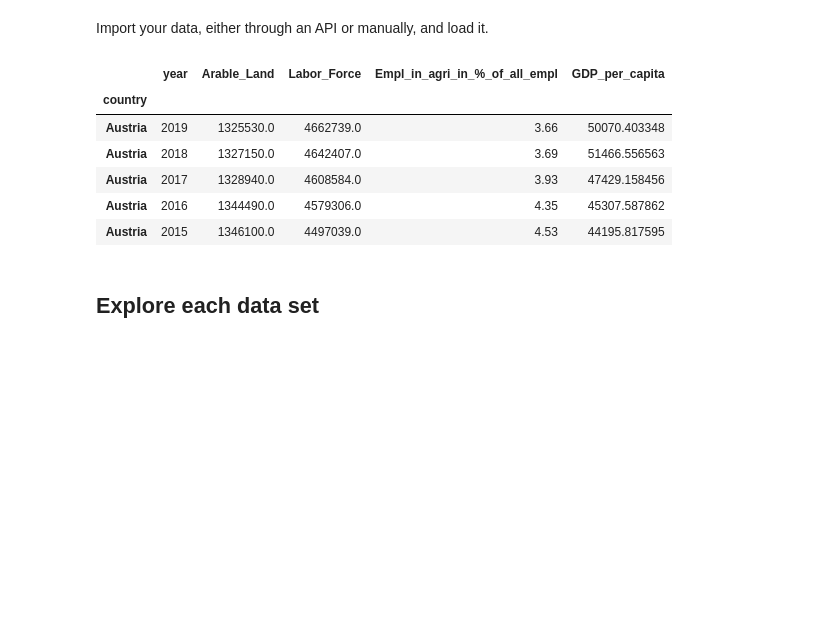
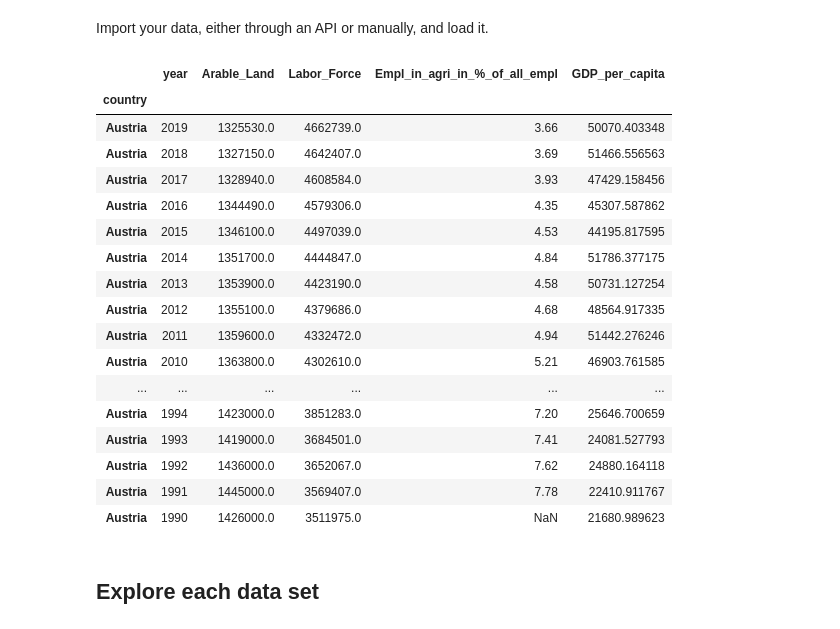
Before and after one commit to NumEconCopenhagen/projects-2023-shashi-buhle, a Jupyter notebook: dataproject/dataproject.ipynb, the cells around one changed output. Drawn from its saved outputs; the diff is of its cells as text; code cells hidden in the pictures; blank space fills up the shorter version.

```diff
--- a/dataproject/dataproject.ipynb
+++ b/dataproject/dataproject.ipynb
@@ -61,33 +58,44 @@ wb_gdp_cap = wb_gdp_cap.set_index('country')
 # %%
 # changing the data-type of the 'year'-column to an integer
 wb_arable_land.year = wb_arable_land.year.astype(int)
 wb_labor_force.year = wb_labor_force.year.astype(int)
 wb_emp_ag.year = wb_emp_ag.year.astype(int)
 wb_gdp_cap.year = wb_gdp_cap.year.astype(int)
 
 
 # Merging all the DataFrames into one big one
 data_frames_list = [wb_arable_land, wb_labor_force, wb_emp_ag, wb_gdp_cap]
 data_frames_combined = reduce(lambda left, right: pd.merge(left, right, on = ['country', 'year'], how = 'inner'), data_frames_list)
 
 
 # Renaming the columns
 namedict = {
             'AG.LND.ARBL.HA':'Arable_Land',
             'SL.TLF.TOTL.IN':'Labor_Force',
             'SL.AGR.EMPL.ZS':'Empl_in_agri_in_%_of_all_empl',
             'NY.GDP.PCAP.CD':'GDP_per_capita'}
 data_frames_combined.rename(columns=namedict, inplace=True)
 
-data_frames_combined.head()
+data_frames_combined.head(30)
 # %% [output]
 |  | year | Arable_Land | Labor_Force | Empl_in_agri_in_%_of_all_empl | GDP_per_capita |
 | country |  |  |  |  |  |
 | Austria | 2019 | 1325530.0 | 4662739.0 | 3.66 | 50070.403348 |
 | Austria | 2018 | 1327150.0 | 4642407.0 | 3.69 | 51466.556563 |
 | Austria | 2017 | 1328940.0 | 4608584.0 | 3.93 | 47429.158456 |
 | Austria | 2016 | 1344490.0 | 4579306.0 | 4.35 | 45307.587862 |
 | Austria | 2015 | 1346100.0 | 4497039.0 | 4.53 | 44195.817595 |
+| Austria | 2014 | 1351700.0 | 4444847.0 | 4.84 | 51786.377175 |
+| Austria | 2013 | 1353900.0 | 4423190.0 | 4.58 | 50731.127254 |
+| Austria | 2012 | 1355100.0 | 4379686.0 | 4.68 | 48564.917335 |
+| Austria | 2011 | 1359600.0 | 4332472.0 | 4.94 | 51442.276246 |
+| Austria | 2010 | 1363800.0 | 4302610.0 | 5.21 | 46903.761585 |
+| ... | ... | ... | ... | ... | ... |
+| Austria | 1994 | 1423000.0 | 3851283.0 | 7.20 | 25646.700659 |
+| Austria | 1993 | 1419000.0 | 3684501.0 | 7.41 | 24081.527793 |
+| Austria | 1992 | 1436000.0 | 3652067.0 | 7.62 | 24880.164118 |
+| Austria | 1991 | 1445000.0 | 3569407.0 | 7.78 | 22410.911767 |
+| Austria | 1990 | 1426000.0 | 3511975.0 | NaN | 21680.989623 |
 # %% [markdown]
 ## Explore each data set
 # %% [markdown]
```
Also changed, not shown: parts of 1 cell of this notebook.
